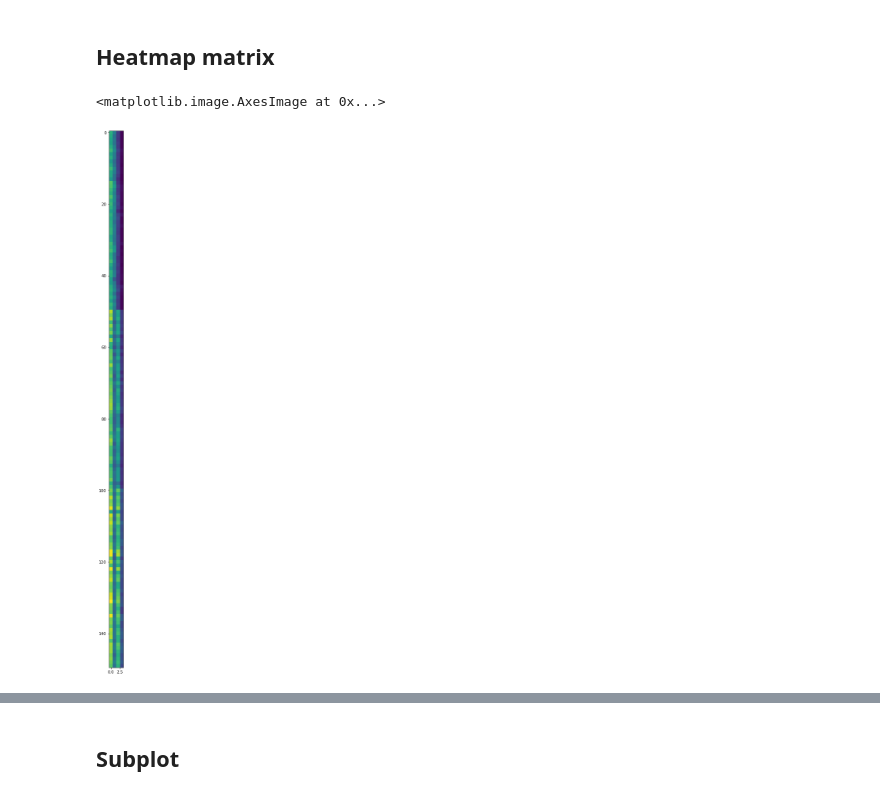
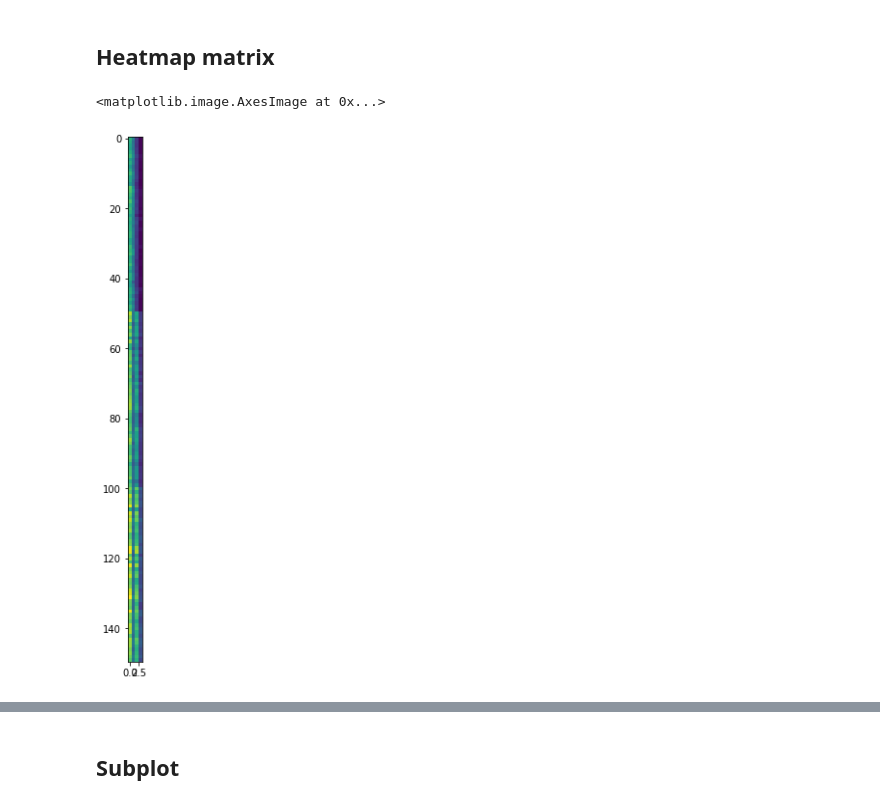
Before and after one commit to nannthd/BasicProg_DataViz65, a Jupyter notebook: DataViz01_Table_Data.ipynb, the cells around one changed output, grey strips where cells are left out. Cells and saved outputs as stored; diff of their text form; code cells hidden in the pictures.

Commit message:
visualize table

```diff
--- a/DataViz01_Table_Data.ipynb
+++ b/DataViz01_Table_Data.ipynb
@@ -85,11 +87,11 @@ import matplotlib
 # %% [markdown]
 ## Heatmap matrix
 # %%
-matplotlib.rcParams['figure.figsize']=[25,25] #กำหนดขนาดของ figure
+#matplotlib.rcParams['figure.figsize']=[25,25] #กำหนดขนาดของ figure
 plt.imshow(df.iloc[:,:-1],interpolation='nearest')
 # %% [output]
 <matplotlib.image.AxesImage at 0x...>
-[figure, old version]
+[figure, new version]
 # %%
 plt.imshow(df.iloc[:,:-1],interpolation='nearest',cmap = 'hot')
 # %% [output]
```
Also changed, not shown: parts of 8 cells of this notebook.
